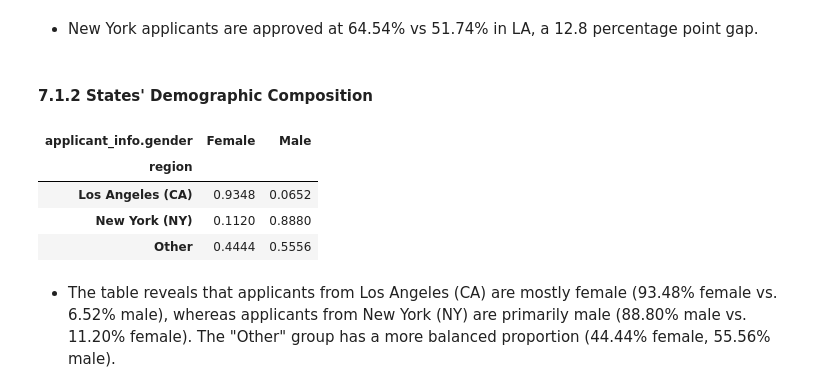
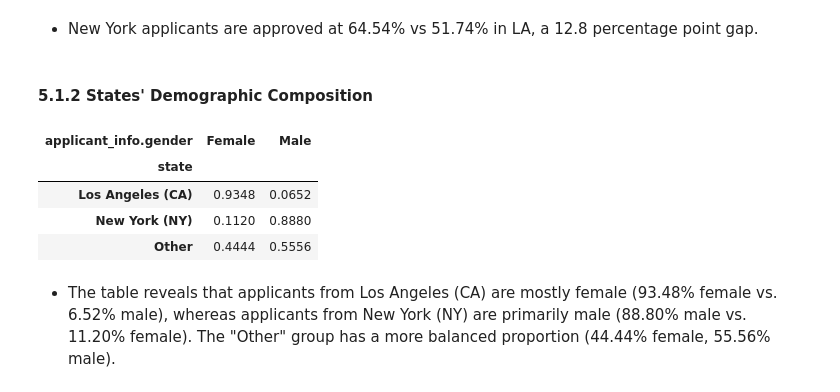
Before and after one commit to marianaclopes/dego-project-team6, a Jupyter notebook: notebooks/02-bias-analysis.ipynb, the cells around one changed output. Drawn from its saved outputs; the diff is of its cells as text; code cells hidden in the pictures.

```diff
--- a/notebooks/02-bias-analysis.ipynb
+++ b/notebooks/02-bias-analysis.ipynb
@@ -736,22 +743,22 @@ plt.show()
 # %% [markdown]
 - New York applicants are approved at 64.54% vs 51.74% in LA, a 12.8 percentage point gap.
 # %% [markdown]
-#### 7.1.2 States' Demographic Composition
+#### 5.1.2 States' Demographic Composition
 # %%
 # Gender composition by region
 ct_state_gender_counts = pd.crosstab(
-    df["region"],
+    df["state"],
     df["applicant_info.gender"]
 )
 
 ct_state_gender_pct = ct_state_gender_counts.div(
     ct_state_gender_counts.sum(axis=1), axis=0
 ).round(4)
 
 display(ct_state_gender_pct)
 # %% [output]
 | applicant_info.gender | Female | Male |
-| region |  |  |
+| state |  |  |
 | Los Angeles (CA) | 0.9348 | 0.0652 |
 | New York (NY) | 0.1120 | 0.8880 |
 | Other | 0.4444 | 0.5556 |
```
Also changed, not shown: parts of 45 cells of this notebook.
